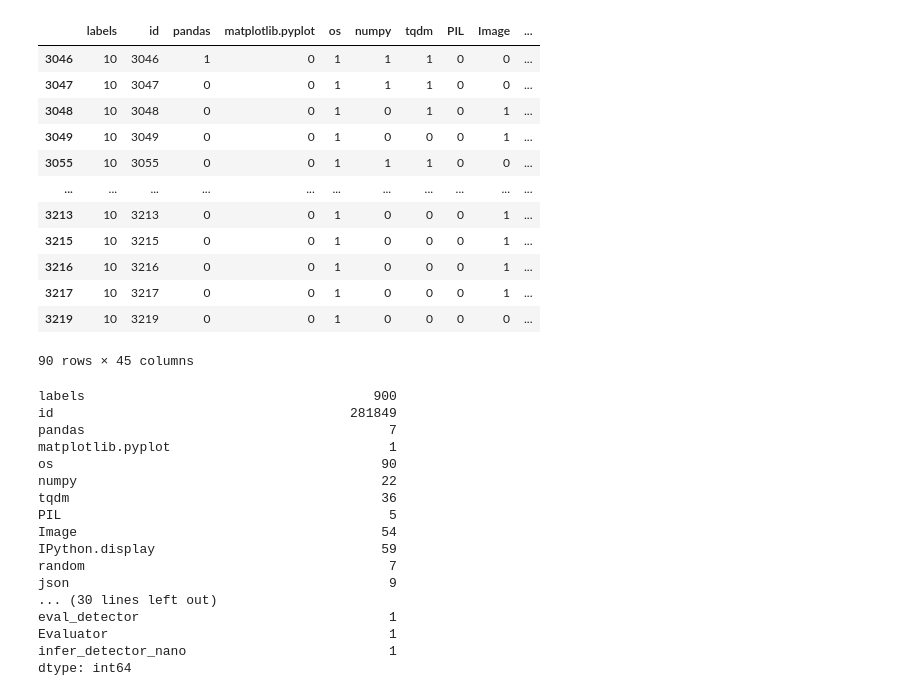
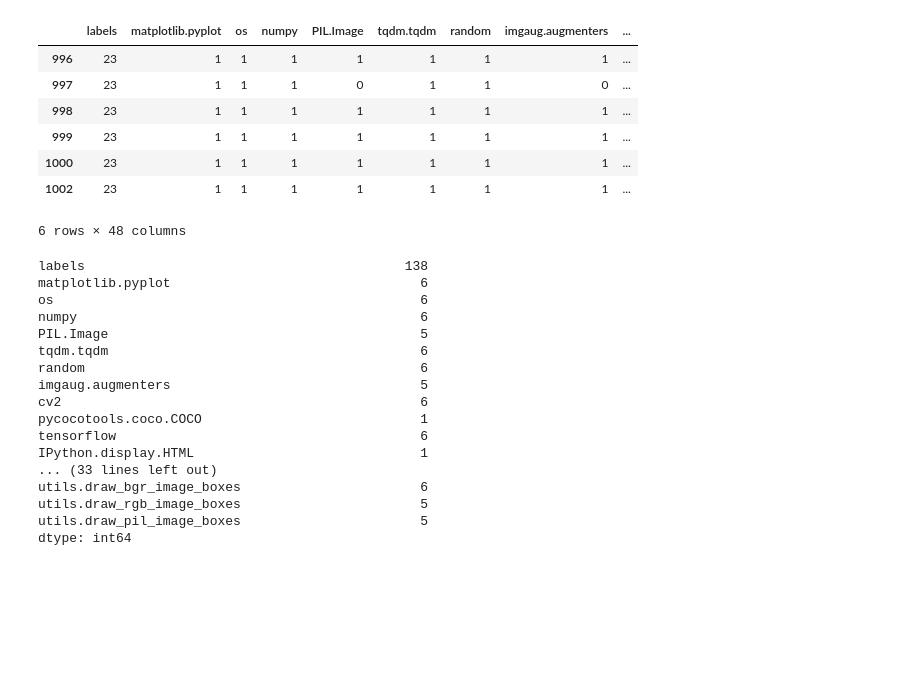
Before and after one commit to Ref434/CodeCompletion, a Jupyter notebook: imports.ipynb, the cells around one changed output. Saved outputs shown, nothing was run; the diff lists cells and outputs as text; code cells hidden in the pictures; blank space fills up the shorter version.

```diff
--- a/imports.ipynb
+++ b/imports.ipynb
@@ -65,40 +63,35 @@ Name: id, dtype: int64
 # %%
-df = data_file[data_file.labels ==10]
+df = data_file[data_file.labels ==23]
 df = df.loc[:, (df != 0).any(axis=0)]
 df
 # %% [output]
-|  | labels | id | pandas | matplotlib.pyplot | os | numpy | tqdm | PIL | Image | ... |
-| 3046 | 10 | 3046 | 1 | 0 | 1 | 1 | 1 | 0 | 0 | ... |
-| 3047 | 10 | 3047 | 0 | 0 | 1 | 1 | 1 | 0 | 0 | ... |
-| 3048 | 10 | 3048 | 0 | 0 | 1 | 0 | 1 | 0 | 1 | ... |
-| 3049 | 10 | 3049 | 0 | 0 | 1 | 0 | 0 | 0 | 1 | ... |
-| 3055 | 10 | 3055 | 0 | 0 | 1 | 1 | 1 | 0 | 0 | ... |
-| ... | ... | ... | ... | ... | ... | ... | ... | ... | ... | ... |
-| 3213 | 10 | 3213 | 0 | 0 | 1 | 0 | 0 | 0 | 1 | ... |
-| 3215 | 10 | 3215 | 0 | 0 | 1 | 0 | 0 | 0 | 1 | ... |
-| 3216 | 10 | 3216 | 0 | 0 | 1 | 0 | 0 | 0 | 1 | ... |
-| 3217 | 10 | 3217 | 0 | 0 | 1 | 0 | 0 | 0 | 1 | ... |
-| 3219 | 10 | 3219 | 0 | 0 | 1 | 0 | 0 | 0 | 0 | ... |
+|  | labels | matplotlib.pyplot | os | numpy | PIL.Image | tqdm.tqdm | random | imgaug.augmenters | ... |
+| 996 | 23 | 1 | 1 | 1 | 1 | 1 | 1 | 1 | ... |
+| 997 | 23 | 1 | 1 | 1 | 0 | 1 | 1 | 0 | ... |
+| 998 | 23 | 1 | 1 | 1 | 1 | 1 | 1 | 1 | ... |
+| 999 | 23 | 1 | 1 | 1 | 1 | 1 | 1 | 1 | ... |
+| 1000 | 23 | 1 | 1 | 1 | 1 | 1 | 1 | 1 | ... |
+| 1002 | 23 | 1 | 1 | 1 | 1 | 1 | 1 | 1 | ... |
-90 rows × 45 columns
+6 rows × 48 columns
 # %%
 df.sum()
 # %% [output]
-labels                                     900
-id                                      281849
-pandas                                       7
-matplotlib.pyplot                            1
-os                                          90
-numpy                                       22
-tqdm                                        36
-PIL                                          5
-Image                                       54
-IPython.display                             59
-random                                       7
-json                                         9
-... (30 lines left out)
-eval_detector                                1
-Evaluator                                    1
-infer_detector_nano                          1
+labels                                         138
+matplotlib.pyplot                                6
+os                                               6
+numpy                                            6
+PIL.Image                                        5
+tqdm.tqdm                                        6
+random                                           6
+imgaug.augmenters                                5
+cv2                                              6
+pycocotools.coco.COCO                            1
+tensorflow                                       6
+IPython.display.HTML                             1
+... (33 lines left out)
+utils.draw_bgr_image_boxes                       6
+utils.draw_rgb_image_boxes                       5
+utils.draw_pil_image_boxes                       5
 dtype: int64
 # %%
 data_file.drop('id', axis=1, inplace=True)
```
Also changed, not shown: parts of 11 cells of this notebook, 44 other files.
